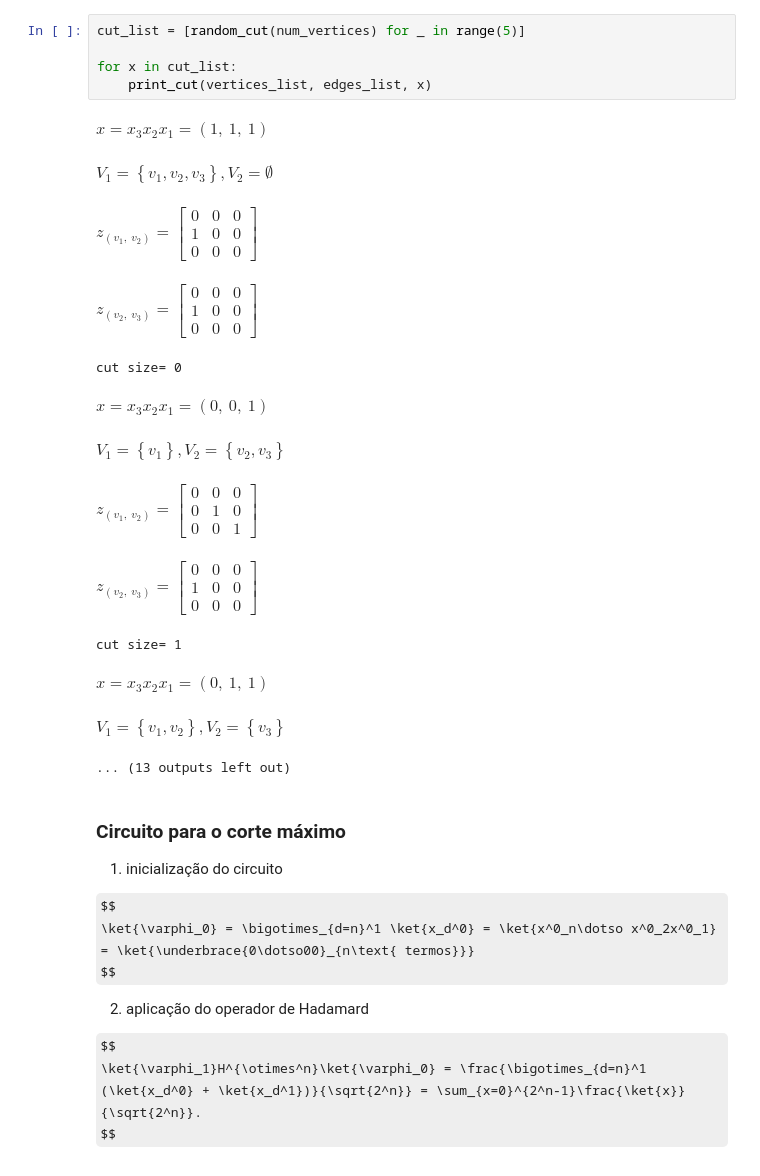
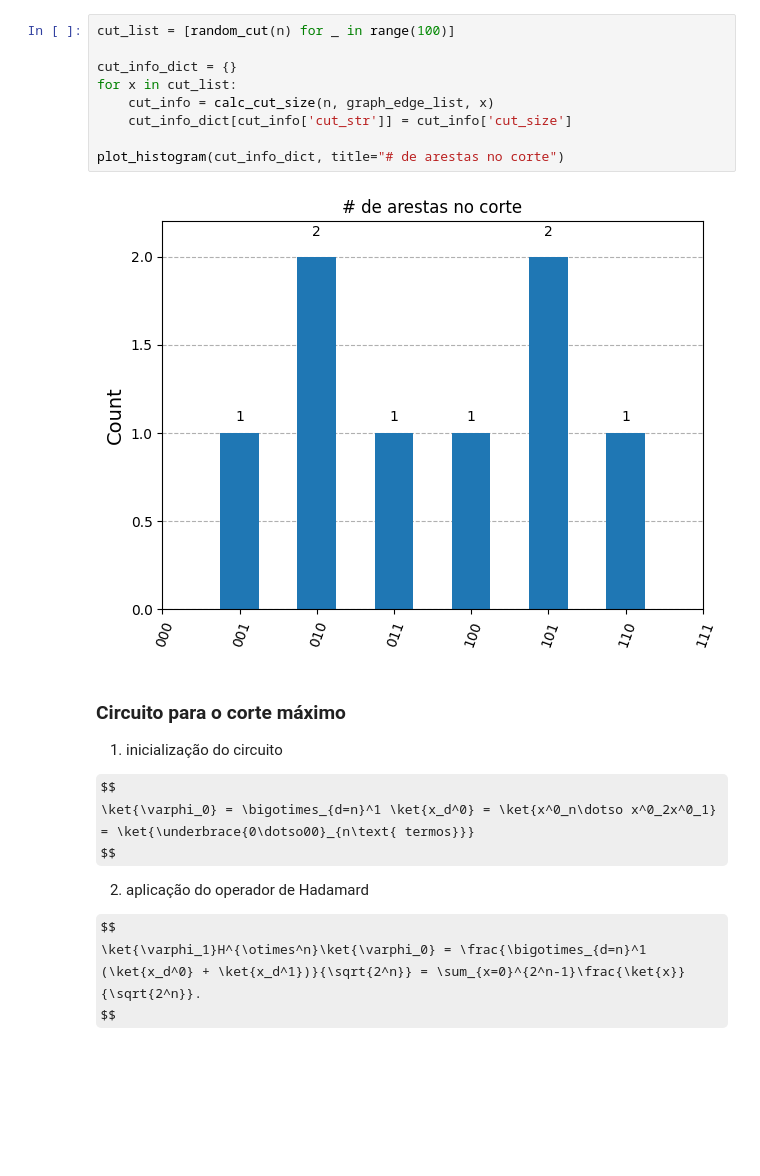
Before and after one commit to marciodojr/qc-examples, a Jupyter notebook: artigo-quantum-speedup.ipynb, the cells around one changed output. Cells and saved outputs as stored; diff of their text form; some formulas as TeX source; blank space fills up the shorter version.

```diff
--- a/artigo-quantum-speedup.ipynb
+++ b/artigo-quantum-speedup.ipynb
@@ -115,22 +116,14 @@ def print_cut(vertices: list, edges: list, x: List) -> None:
 # %%
-cut_list = [random_cut(num_vertices) for _ in range(5)]
+cut_list = [random_cut(n) for _ in range(100)]
 
+cut_info_dict = {}
 for x in cut_list:
-    print_cut(vertices_list, edges_list, x)
+    cut_info = calc_cut_size(n, graph_edge_list, x)
+    cut_info_dict[cut_info['cut_str']] = cut_info['cut_size']
+
+plot_histogram(cut_info_dict, title="# de arestas no corte")
 # %% [output]
-$\displaystyle x=x_{3}x_{2}x_{1}=\left( 1, \  1, \  1\right)$
-$\displaystyle V_1 = \left\{v_{1}, v_{2}, v_{3}\right\}, V_2 = \emptyset$
-$\displaystyle z_{\left( v_{1}, \  v_{2}\right)}=\left[\begin{matrix}0 & 0 & 0\\1 & 0 & 0\\0 & 0 & 0\end{matrix}\right]$
-$\displaystyle z_{\left( v_{2}, \  v_{3}\right)}=\left[\begin{matrix}0 & 0 & 0\\1 & 0 & 0\\0 & 0 & 0\end{matrix}\right]$
-cut size= 0
-$\displaystyle x=x_{3}x_{2}x_{1}=\left( 0, \  0, \  1\right)$
-$\displaystyle V_1 = \left\{v_{1}\right\}, V_2 = \left\{v_{2}, v_{3}\right\}$
-$\displaystyle z_{\left( v_{1}, \  v_{2}\right)}=\left[\begin{matrix}0 & 0 & 0\\0 & 1 & 0\\0 & 0 & 1\end{matrix}\right]$
-$\displaystyle z_{\left( v_{2}, \  v_{3}\right)}=\left[\begin{matrix}0 & 0 & 0\\1 & 0 & 0\\0 & 0 & 0\end{matrix}\right]$
-cut size= 1
-$\displaystyle x=x_{3}x_{2}x_{1}=\left( 0, \  1, \  1\right)$
-$\displaystyle V_1 = \left\{v_{1}, v_{2}\right\}, V_2 = \left\{v_{3}\right\}$
-... (13 outputs left out)
+[figure, added]
 # %% [markdown]
 ### Circuito para o corte máximo
 
```
Also changed, not shown: parts of 13 cells of this notebook, 1 other file.
